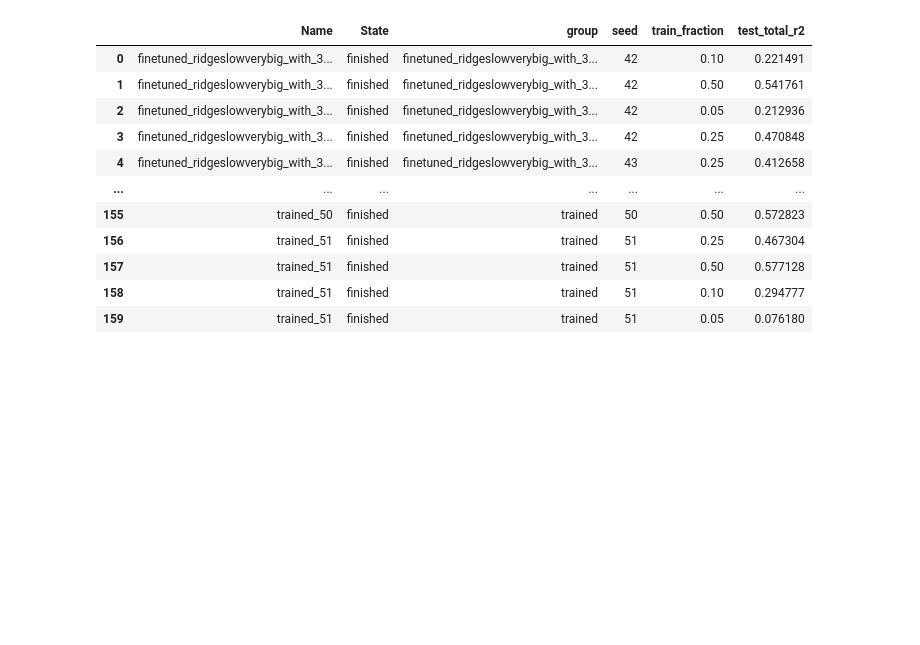
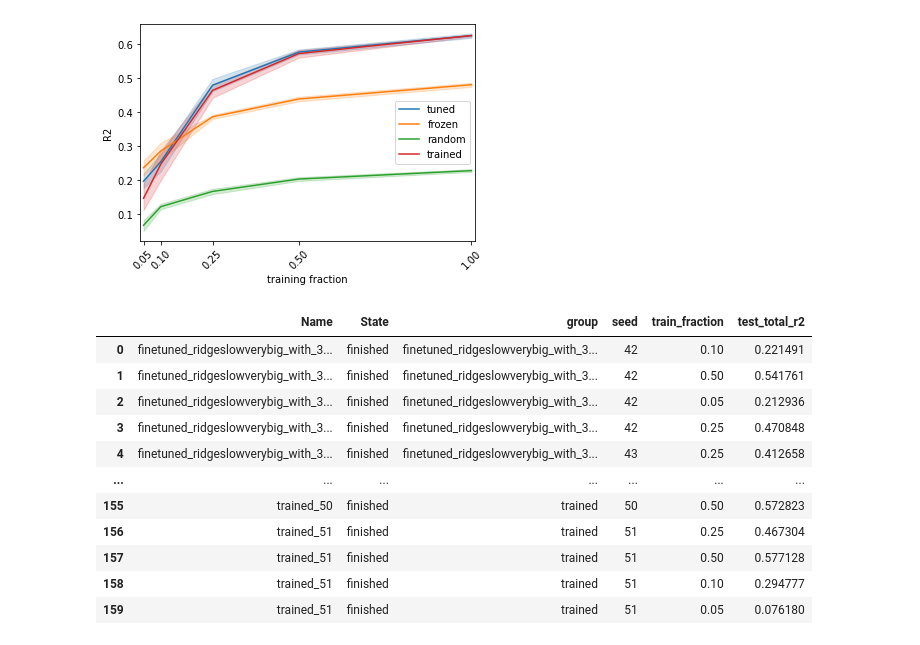
Before and after one commit to wendlerc/ssl_genopheno, a Jupyter notebook: notebooks/plot results random.ipynb, the cells around one changed output. Saved outputs shown, nothing was run; the diff lists cells and outputs as text; code cells hidden in the pictures; blank space fills up the shorter version.

Commit message:
mixed pretraining results

```diff
--- a/notebooks/plot results random.ipynb
+++ b/notebooks/plot results random.ipynb
@@ -6,7 +6,7 @@ from collections import defaultdict
 import numpy as np
 # %%
 fracs = [0.05, 0.1, 0.25, 0.5, 1.]
-names = ['l1eq0.csv', 'l1geq0.csv']
+names = ['l1eq0.csv', 'l1geq0.csv', 'mixed_l1_geq_0.csv']
 path = '../results/random/'
 # %%
 mnames = {'finetuned_ridgeslowverybig_without_augmentations': 'tuned_0',
@@ -17,11 +17,25 @@ mnames = {'finetuned_ridgeslowverybig_without_augmentations': 'tuned_0',
           'frozen_ridgeslowverybig_with_augmentations': 'frozen_1',
           'frozen_ridgeslowverybig_with_3augmentations':'frozen_3',
           'frozen_ridgeslowverybig_with_6augmentations':'frozen_6',
+          'finetuned_verybig_6mixed': 'tuned',
+          'frozen_verybig_6mixed':'frozen',
           'random': 'random',
           'trained': 'trained'}
 # %%
 df1 = pd.read_csv(path+names[0])
 df2 = pd.read_csv(path+names[1])
+df3 = pd.read_csv(path+names[2])
+# %%
+for key, gdf in df3[['group', 'seed', 'test_total_r2', 'train_fraction']].groupby('group'):
+    sns.lineplot(data=gdf, x='train_fraction', y='test_total_r2', label=mnames[key])
+    plt.xlim(0.04, 1.01)
+    plt.xticks([0.05, 0.10, 0.25, 0.5, 1.0], rotation=45)
+    plt.ylabel('R2')
+    plt.xlabel('training fraction')
+    #plt.legend(loc=0, prop={'size': 6})
+    plt.savefig('../results/random/mixed_l1geq0.pdf', bbox_inches='tight')
+# %% [output]
+[figure, added]
 # %%
 df1
 # %% [output]
```
Also changed, not shown: 2 other files.
